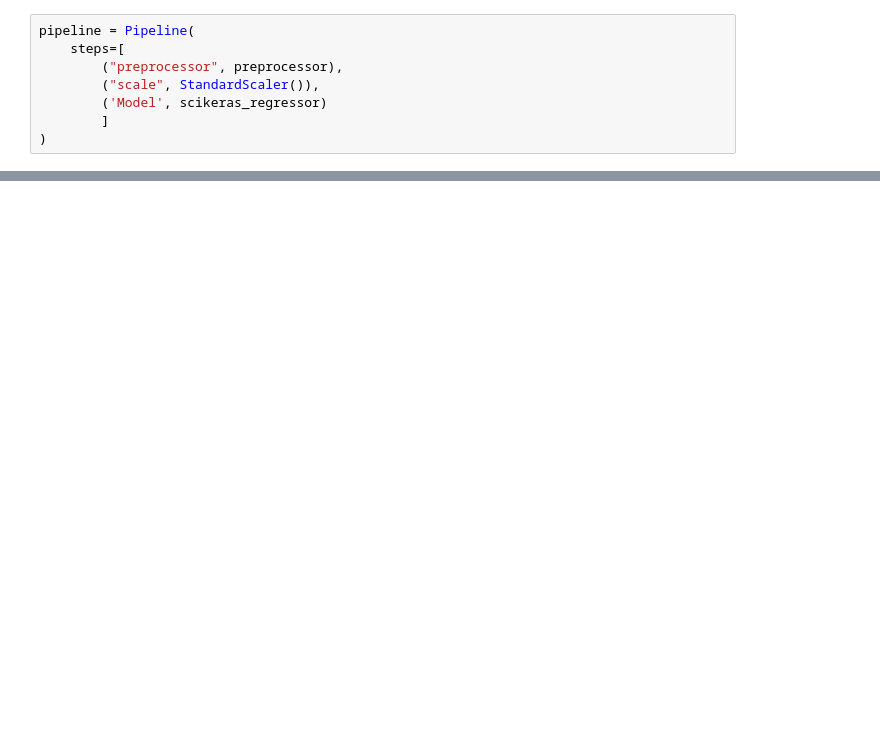
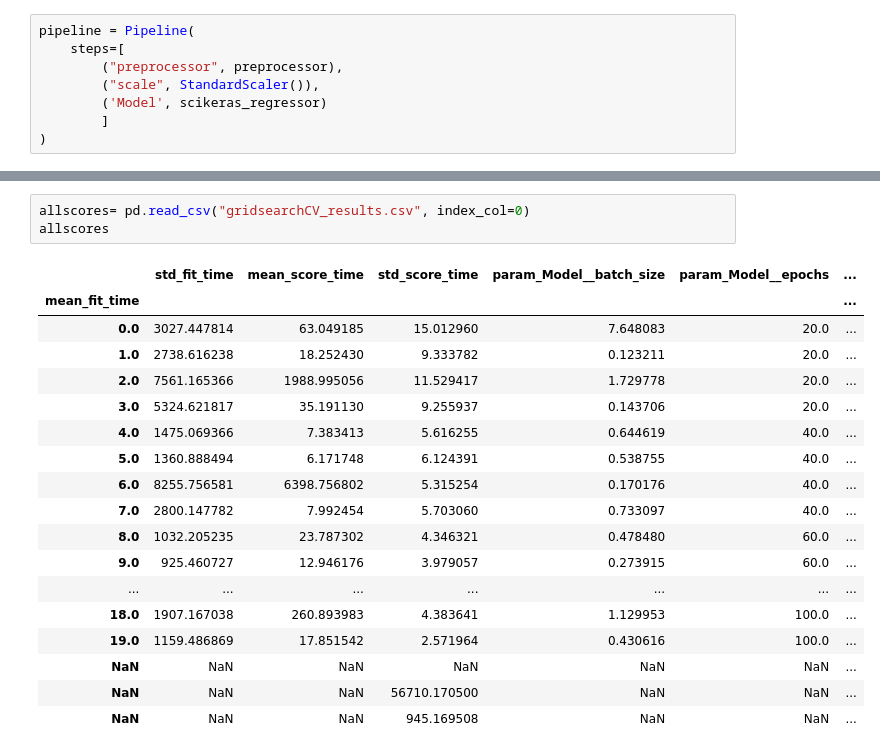
Before and after one commit to emiliava/Notebook, a Jupyter notebook: MAIN_MODELS/review_NN_Model.ipynb, the cells around one changed output, grey strips where cells are left out. Cells and saved outputs as stored; diff of their text form; blank space fills up the shorter version.

```diff
--- a/MAIN_MODELS/review_NN_Model.ipynb
+++ b/MAIN_MODELS/review_NN_Model.ipynb
@@ -278,0 +395,22 @@ scikeras_regressor.model.save("keras_regressor")
+# %%
+allscores= pd.read_csv("gridsearchCV_results.csv", index_col=0)
+allscores
+# %% [output]
+|  | std_fit_time | mean_score_time | std_score_time | param_Model__batch_size | param_Model__epochs | ... |
+| mean_fit_time |  |  |  |  |  | ... |
+| 0.0 | 3027.447814 | 63.049185 | 15.012960 | 7.648083 | 20.0 | ... |
+| 1.0 | 2738.616238 | 18.252430 | 9.333782 | 0.123211 | 20.0 | ... |
+| 2.0 | 7561.165366 | 1988.995056 | 11.529417 | 1.729778 | 20.0 | ... |
+| 3.0 | 5324.621817 | 35.191130 | 9.255937 | 0.143706 | 20.0 | ... |
+| 4.0 | 1475.069366 | 7.383413 | 5.616255 | 0.644619 | 40.0 | ... |
+| 5.0 | 1360.888494 | 6.171748 | 6.124391 | 0.538755 | 40.0 | ... |
+| 6.0 | 8255.756581 | 6398.756802 | 5.315254 | 0.170176 | 40.0 | ... |
+| 7.0 | 2800.147782 | 7.992454 | 5.703060 | 0.733097 | 40.0 | ... |
+| 8.0 | 1032.205235 | 23.787302 | 4.346321 | 0.478480 | 60.0 | ... |
+| 9.0 | 925.460727 | 12.946176 | 3.979057 | 0.273915 | 60.0 | ... |
+| ... | ... | ... | ... | ... | ... | ... |
+| 18.0 | 1907.167038 | 260.893983 | 4.383641 | 1.129953 | 100.0 | ... |
+| 19.0 | 1159.486869 | 17.851542 | 2.571964 | 0.430616 | 100.0 | ... |
+| NaN | NaN | NaN | NaN | NaN | NaN | ... |
+| NaN | NaN | NaN | 56710.170500 | NaN | NaN | ... |
+| NaN | NaN | NaN | 945.169508 | NaN | NaN | ... |
```
Also changed, not shown: parts of 23 cells of this notebook, 16 other files.
